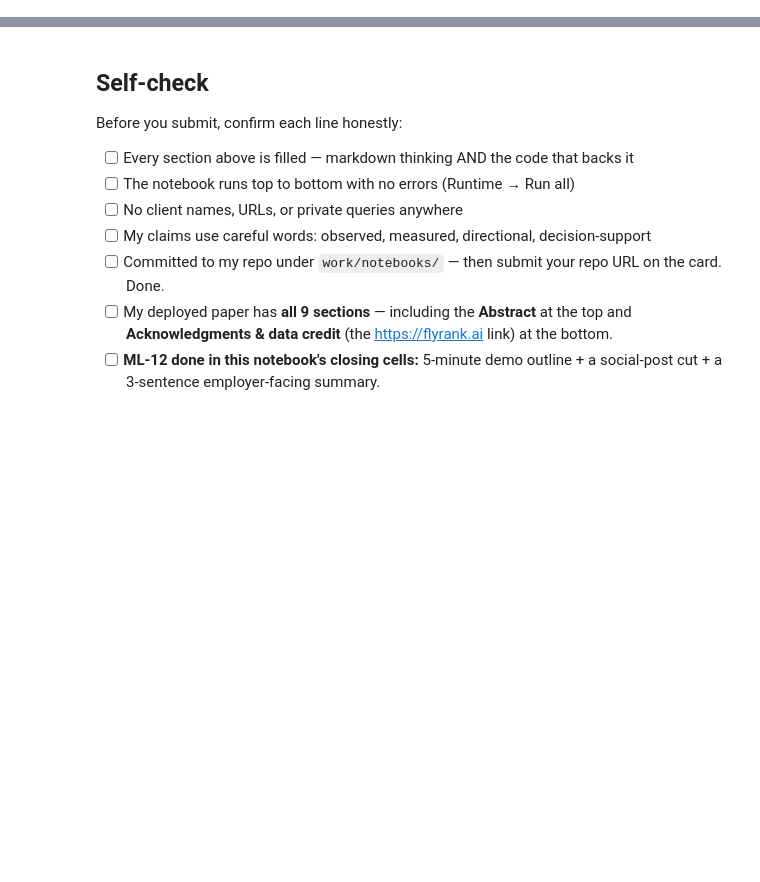
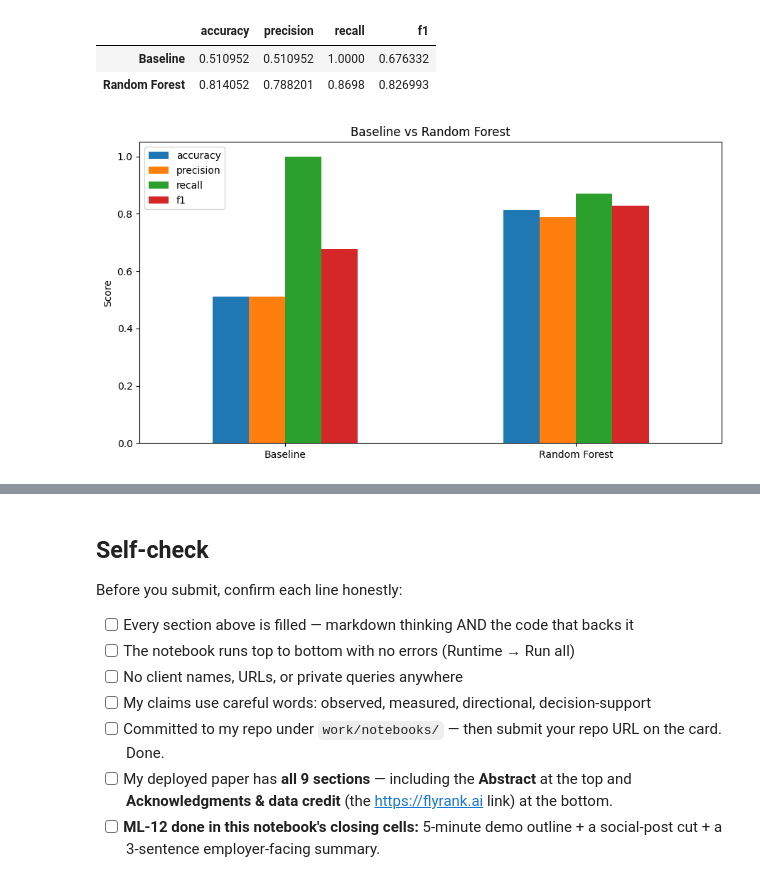
Before and after one commit to pankaj1281/flyrank_ml_internship, a Jupyter notebook: work/notebooks/capstone.ipynb, the cells around one changed output, grey strips where cells are left out. Saved outputs shown, nothing was run; the diff lists cells and outputs as text; code cells hidden in the pictures; blank space fills up the shorter version.

```diff
--- a/work/notebooks/capstone.ipynb
+++ b/work/notebooks/capstone.ipynb
@@ -36,0 +87,31 @@ This skeleton is yours to fill. Work the sections **in order** — each one has
+# %%
+comparison = pd.DataFrame(
+    {
+        "accuracy": [0.510952, 0.814052],
+        "precision": [0.510952, 0.788201],
+        "recall": [1.000000, 0.869800],
+        "f1": [0.676332, 0.826993]
+    },
+    index=["Baseline", "Random Forest"]
+)
+
+comparison
+# %% [output]
+|  | accuracy | precision | recall | f1 |
+| Baseline | 0.510952 | 0.510952 | 1.0000 | 0.676332 |
+| Random Forest | 0.814052 | 0.788201 | 0.8698 | 0.826993 |
+# %%
+import matplotlib.pyplot as plt
+
+comparison[["accuracy", "precision", "recall", "f1"]].plot(
+    kind="bar",
+    figsize=(9, 5)
+)
+
+plt.title("Baseline vs Random Forest")
+plt.ylabel("Score")
+plt.xticks(rotation=0)
+plt.tight_layout()
+plt.show()
+# %% [output]
+[figure, added]
```
Also changed, not shown: parts of 27 cells of this notebook.
